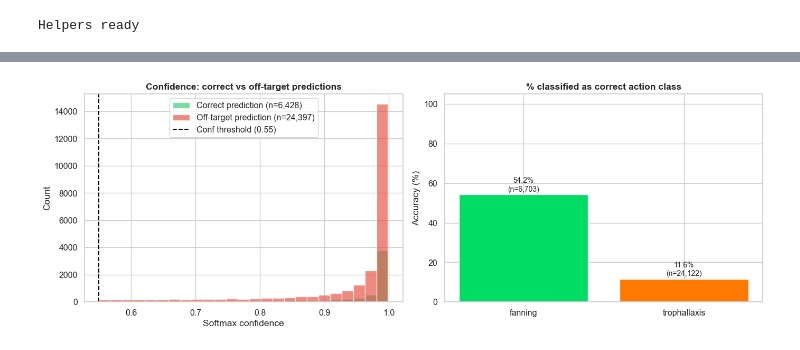
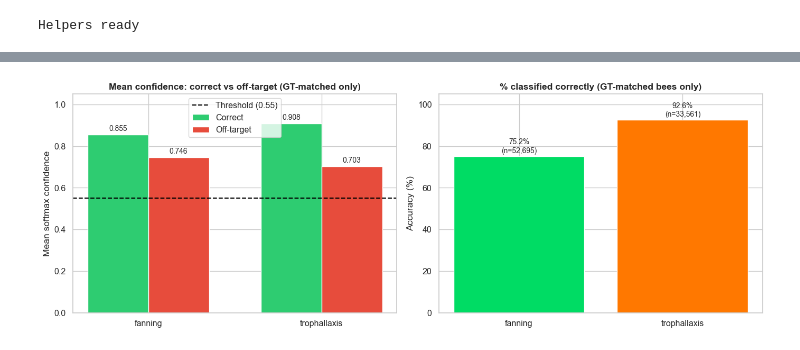
Before and after one commit to ImAnurath/Masters, a Jupyter notebook: Graphs/graph_generator.ipynb, the cells around one changed output, grey strips where cells are left out. Saved outputs shown, nothing was run; the diff lists cells and outputs as text; code cells hidden in the pictures.

```diff
--- a/Graphs/graph_generator.ipynb
+++ b/Graphs/graph_generator.ipynb
@@ -201,19 +215,10 @@ Helpers ready
 # %%
-AR_ROOT  = os.path.join(BASE_DIR, 'Data/AR_dataset')
-DET_ROOT = os.path.join(BASE_DIR, 'Data/DET_data_OG')
-
-
 def collect_images(folder):
     exts = ('.jpg', '.jpeg', '.png')
-    return sorted([
-        os.path.join(folder, f) for f in os.listdir(folder)
-        if f.lower().endswith(exts)
-    ])
-
+    return sorted(os.path.join(folder, f)
+                  for f in os.listdir(folder) if f.lower().endswith(exts))
 
 datasets = {}
-
-# AR dataset: each action class, all splits combined
 for cls in ['fanning', 'trophallaxis']:
     paths = []
     for split in ['train', 'val']:
@@ -222,14 +227,13 @@ for cls in ['fanning', 'trophallaxis']:
             paths.extend(collect_images(folder))
     datasets[cls] = sorted(paths)
 
-# DET data (unlabeled — detection reference)
 det_folder = os.path.join(DET_ROOT, 'images')
 if os.path.isdir(det_folder):
     datasets['det_data'] = collect_images(det_folder)
 
 print('Dataset summary:')
 for name, imgs in datasets.items():
-    limit_note = f'  →  using first {MAX_FRAMES_PER_DATASET}' if MAX_FRAMES_PER_DATASET else ''
-    print(f'  {name:20s}: {len(imgs):,} images{limit_note}')
+    limit = f'  → using first {MAX_FRAMES_PER_DATASET}' if MAX_FRAMES_PER_DATASET else ''
+    print(f'  {name:20s}: {len(imgs):,} images{limit}')
 # %% [output]
 Dataset summary:
@@ -484,51 +578,42 @@ how confident is it? Compare correct vs. off-target predictions.
 # %%
-ar_classified = ar_df[ar_df['action'].isin(ACTION_CLASSES)].copy()
-ar_classified['correct'] = ar_classified.apply(
-    lambda r: r['action'] == r['dataset'], axis=1
-)
+ar_cls = labeled_df[labeled_df['action'].isin(ACTION_CLASSES)].copy()
+ar_cls['correct'] = ar_cls.apply(lambda r: r['action'] == r['dataset'], axis=1)
+ds_labels = [d for d in ['fanning', 'trophallaxis'] if d in ar_cls['dataset'].unique()]
+mean_ok, mean_bad = [], []
+for ds in ds_labels:
+    sub = ar_cls[ar_cls['dataset'] == ds]
+    mean_ok.append(sub[sub['correct']]['action_conf'].mean())
+    mean_bad.append(sub[~sub['correct']]['action_conf'].mean())
 
 fig, axes = plt.subplots(1, 2, figsize=(14, 5))
+x, width = np.arange(len(ds_labels)), 0.35
+b1 = axes[0].bar(x-width/2, mean_ok,  width, color='#2ecc71', edgecolor='white', label='Correct')
+b2 = axes[0].bar(x+width/2, mean_bad, width, color='#e74c3c', edgecolor='white', label='Off-target')
+for bar, val in zip(list(b1)+list(b2), mean_ok+mean_bad):
+    if not np.isnan(val):
+        axes[0].text(bar.get_x()+bar.get_width()/2, val+0.01, f'{val:.3f}',
+                     ha='center', va='bottom', fontsize=10)
+axes[0].axhline(ACTION_CONF_TH, color='black', linestyle='--', label=f'Threshold ({ACTION_CONF_TH})')
+axes[0].set_xticks(x); axes[0].set_xticklabels(ds_labels); axes[0].set_ylim(0, 1.05)
+axes[0].set_title('Mean confidence: correct vs off-target (GT-matched only)', fontweight='bold')
+axes[0].set_ylabel('Mean softmax confidence'); axes[0].legend()
 
-# Left: confidence histogram — correct vs incorrect predictions
-for label, subset, color in [
-    ('Correct prediction',   ar_classified[ar_classified['correct']],  '#2ecc71'),
-    ('Off-target prediction', ar_classified[~ar_classified['correct']], '#e74c3c'),
-]:
-    if len(subset):
-        axes[0].hist(subset['action_conf'], bins=25, alpha=0.65,
-                     label=f'{label} (n={len(subset):,})', color=color)
-
-axes[0].axvline(ACTION_CONF_TH, color='black', linestyle='--',
-                label=f'Conf threshold ({ACTION_CONF_TH})')
-axes[0].set_title('Confidence: correct vs off-target predictions', fontweight='bold')
-axes[0].set_xlabel('Softmax confidence')
-axes[0].set_ylabel('Count')
-axes[0].legend()
-
-# Right: per-dataset accuracy (% of classified detections that are the correct class)
 acc_rows = []
-for ds in ['fanning', 'trophallaxis']:
-    sub = ar_classified[ar_classified['dataset'] == ds]
-    if len(sub) == 0:
-        continue
-    correct_pct = sub['correct'].mean() * 100
-    acc_rows.append({'dataset': ds, 'accuracy_pct': correct_pct, 'n': len(sub)})
-
+for ds in ds_labels:
+    sub = ar_cls[ar_cls['dataset'] == ds]
+    if len(sub):
+        acc_rows.append({'dataset': ds, 'pct': sub['correct'].mean()*100, 'n': len(sub)})
 acc_df = pd.DataFrame(acc_rows)
-bar_c  = [DATASET_COLORS.get(d, '#888') for d in acc_df['dataset']]
-bars   = axes[1].bar(acc_df['dataset'], acc_df['accuracy_pct'], color=bar_c, edgecolor='white')
+bars = axes[1].bar(acc_df['dataset'], acc_df['pct'],
+                   color=[DATASET_COLORS.get(d, '#888') for d in acc_df['dataset']], edgecolor='white')
 for bar, row in zip(bars, acc_df.itertuples()):
-    axes[1].text(bar.get_x() + bar.get_width() / 2, row.accuracy_pct + 0.8,
-                 f'{row.accuracy_pct:.1f}%\n(n={row.n:,})',
-                 ha='center', va='bottom', fontsize=10)
+    axes[1].text(bar.get_x()+bar.get_width()/2, row.pct+0.8,
+                 f'{row.pct:.1f}%\n(n={row.n:,})', ha='center', va='bottom', fontsize=10)
 axes[1].set_ylim(0, 105)
-axes[1].set_title('% classified as correct action class', fontweight='bold')
+axes[1].set_title('% classified correctly (GT-matched bees only)', fontweight='bold')
 axes[1].set_ylabel('Accuracy (%)')
-
 plt.tight_layout()
-out3 = os.path.join(OUTPUT_DIR, 'graph_3_action_confidence.png')
-plt.savefig(out3, dpi=150, bbox_inches='tight')
+plt.savefig(os.path.join(OUTPUT_DIR, 'graph_3_action_confidence.png'), dpi=150, bbox_inches='tight')
 plt.show()
-print(f'Saved: {out3}')
 # %% [output]
-[figure, old version]
+[figure, new version]
```
Also changed, not shown: parts of 43 cells of this notebook, 56 other files.
